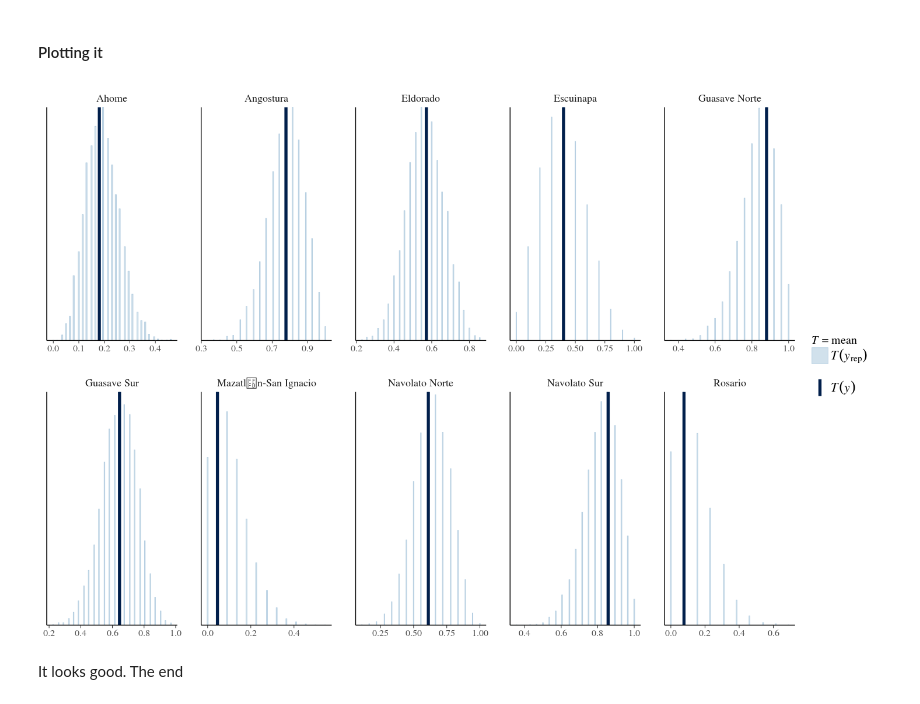
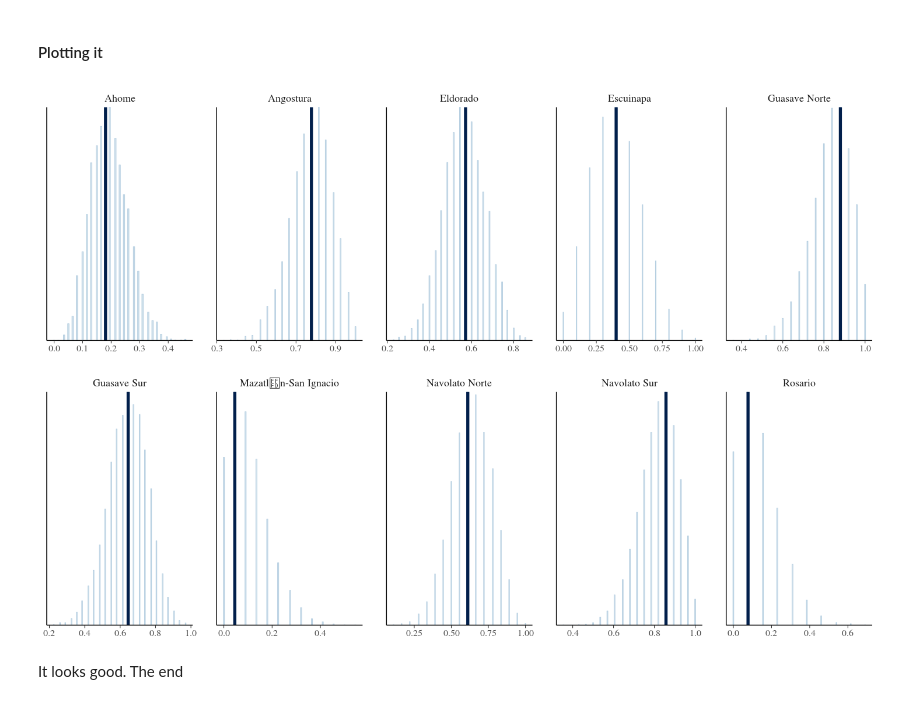
Before and after one commit to tyatabe/shrimp, a Jupyter notebook: Code/Posterior predictive checks shrimp model.ipynb, the cells around one changed output. Cells and saved outputs as stored; diff of their text form; code cells hidden in the pictures.

Commit message:
no legend on plots now

```diff
--- a/Code/Posterior predictive checks shrimp model.ipynb
+++ b/Code/Posterior predictive checks shrimp model.ipynb
@@ -270,8 +270,8 @@ It looks good
 # %%
 options(repr.plot.width = 12, repr.plot.height = 8)
 ppc_stat_grouped(prevalence$prev, sim_matrix_t, group = prevalence$JLSA, stat = "mean",
-                 facet_args = list(ncol=5), binwidth = 0.005)
+                 facet_args = list(ncol=5), binwidth = 0.005) + legend_none()
 # %% [output]
-[figure, old version]
+[figure, new version]
 # %% [markdown]
 It looks good. The end
```
